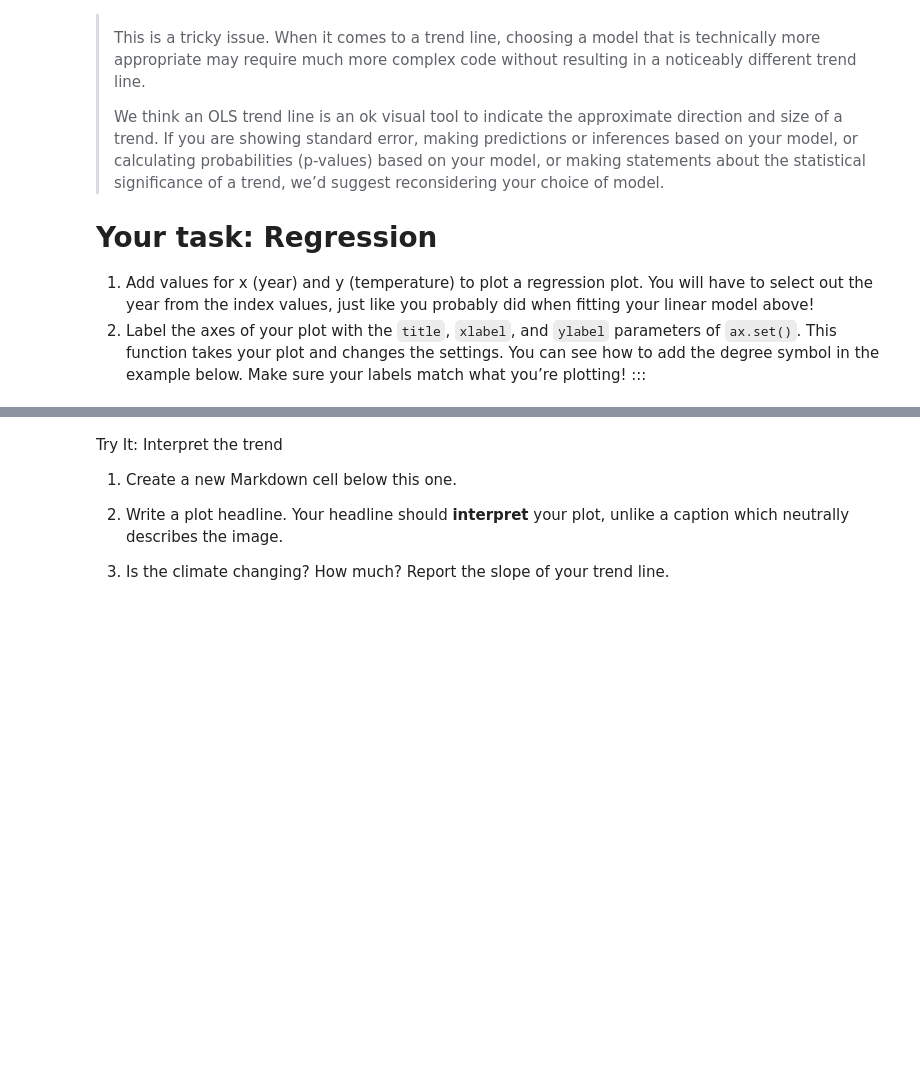
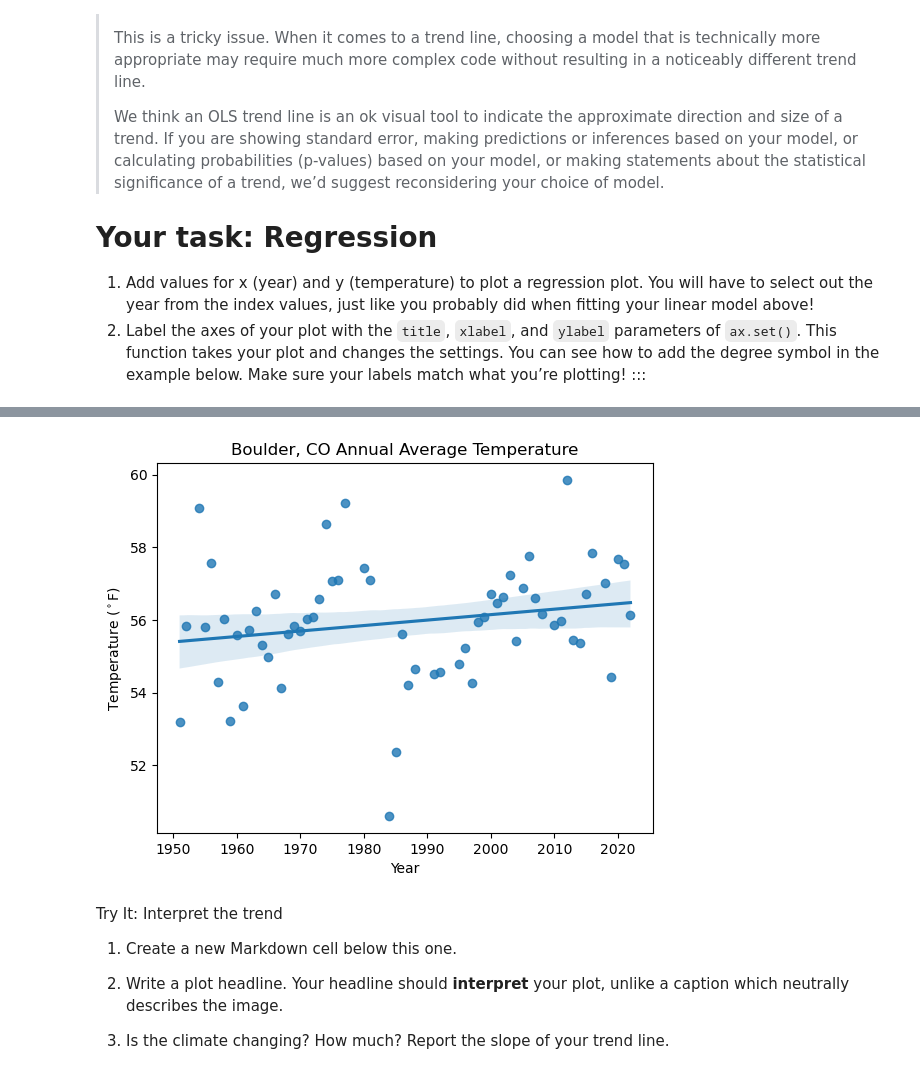
Before and after one commit to earthlab-education/climate-coding-challenge-sear2701, a Jupyter notebook: 05-climate-coding-challenge.ipynb, the cells around one changed output, grey strips where cells are left out. Saved outputs shown, nothing was run; the diff lists cells and outputs as text; code cells hidden in the pictures; blank space fills up the shorter version.

```diff
--- a/05-climate-coding-challenge.ipynb
+++ b/05-climate-coding-challenge.ipynb
@@ -248,17 +324,30 @@ show a trend.
+# %%
+#import seaborn as sns
+
+# Ensure the index is a DatetimeIndex
+ann_climate_t_df_clean.index = pd.to_datetime(ann_climate_t_df_clean.index)
+
+# Create a new column 'year' by extracting the year from the index
+ann_climate_t_df_clean['year'] = ann_climate_t_df_clean.index.year
+
+#Was having trobule running the regression model because year was not defined.
+# The above code extracts year from the indexed 'date' and creates a new column called 'year'
 # %%
-# Plot annual average temperature data with a trend line
+# Plot annual average temperature data with a trend line. sns.regplot is a
 ax = sns.regplot(
-    x=,
-    y=,
+    x= ann_climate_t_df_clean.year,
+    y=ann_climate_t_df_clean.TOBS,
     )
 # Set plot labels
 ax.set(
-    title='',
-    xlabel='',
+    title='Boulder, CO Annual Average Temperature',
+    xlabel='Year',
     ylabel='Temperature ($^\circ$F)'
 )
 # Display the plot without extra text
 plt.show()
+# %% [output]
+[figure, added]
 # %% [markdown]
 <link rel="stylesheet" type="text/css" href="./assets/styles.css"><div class="callout callout-style-default callout-titled callout-task"><div class="callout-header"><div class="callout-icon-container"><i class="callout-icon"></i></div><div class="callout-title-container flex-fill">Try It: Interpret the trend</div></div><div class="callout-body-container callout-body"><ol type="1">
 <li><p>Create a new Markdown cell below this one.</p></li>
```
Also changed, not shown: parts of 11 cells of this notebook.
